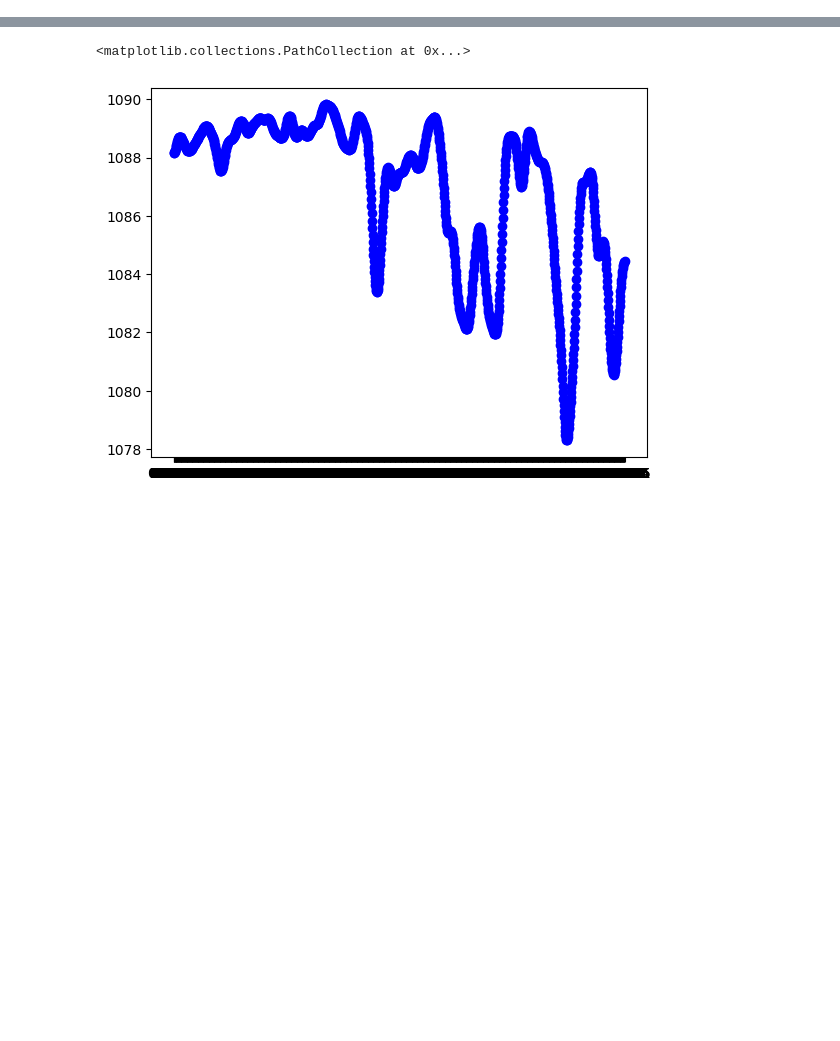
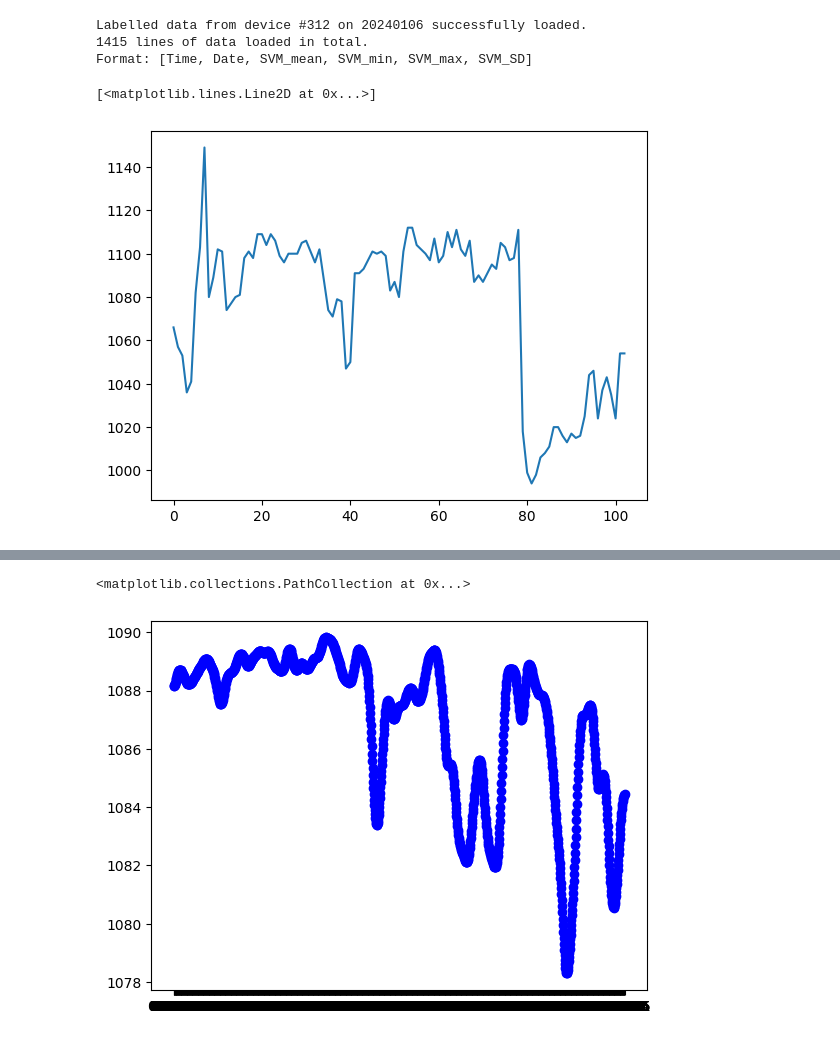
Before and after one commit to chron1kle/routes, a Jupyter notebook: visualization.ipynb, the cells around one changed output, grey strips where cells are left out. Drawn from its saved outputs; the diff is of its cells as text; code cells hidden in the pictures; blank space fills up the shorter version.

```diff
--- a/visualization.ipynb
+++ b/visualization.ipynb
@@ -0,0 +1,10 @@
+# %%
+d = sqllib.loadLabelledData('312', '20240106')
+ppl = [x[2] for x in d if x[-1] == 1]
+plt.plot(range(0, len(ppl)), ppl)
+# %% [output]
+Labelled data from device #312 on 20240106 successfully loaded.
+1415 lines of data loaded in total.
+Format: [Time, Date, SVM_mean, SVM_min, SVM_max, SVM_SD]
+[<matplotlib.lines.Line2D at 0x...>]
+[figure, added]
```
Also changed, not shown: parts of 11 cells of this notebook, 10 other files.
